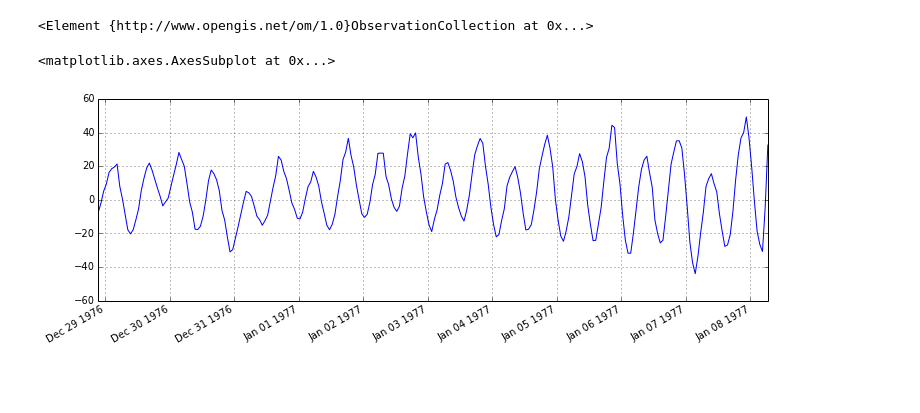
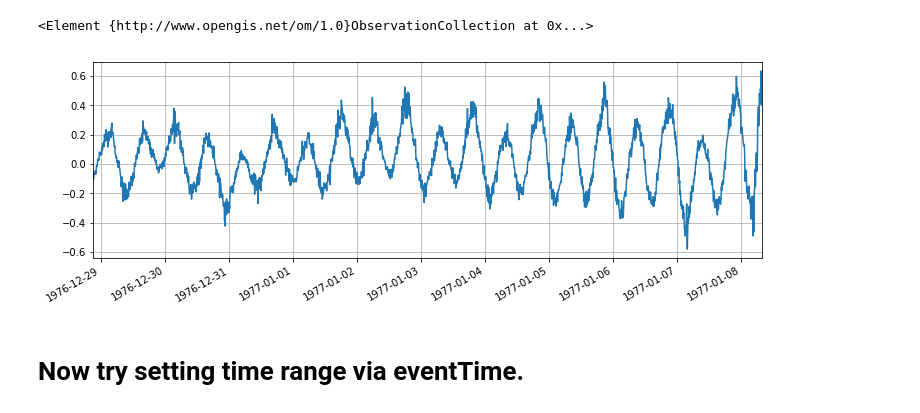
Before and after one commit to rsignell-usgs/ipython-notebooks, a Jupyter notebook: files/ncSOS_and_OWSlib.ipynb, the cells around one changed output. Saved outputs shown, nothing was run; the diff lists cells and outputs as text; code cells hidden in the pictures; blank space fills up the shorter version.

```diff
--- a/files/ncSOS_and_OWSlib.ipynb
+++ b/files/ncSOS_and_OWSlib.ipynb
@@ -18,7 +21,7 @@ ndbc = SensorObservationService(url)
 # %%
 # usgs woods hole
 # buoy data (single current meter)
-url='http://geoport-dev.whoi.edu/thredds/sos/usgs/data2/notebook/1211-A1H.cdf'
+url='http://geoport-dev.whoi.edu/thredds/sos/usgs/data2/notebook/1211-AA.cdf'
 usgs = SensorObservationService(url)
 contents = usgs.contents
 # %%
@@ -45,8 +60,8 @@ off.observed_properties
 # http://geoport-dev.whoi.edu/thredds/sos/usgs/data2/notebook/1211-A1H.cdf?service=SOS&version=1.0.0&request=GetObservation&responseFormat=text%2Fxml%3Bsubtype%3D%22om%2F1.0.0%22&offering=1211-A1H&observedProperty=u_1205&procedure=urn:ioos:station:gov.usgs:1211-A1H
 # %%
 #pdb.set_trace()
-response = usgs.get_observation(offerings=['1211-A1H'],
+response = usgs.get_observation(offerings=['1211-AA'],
                                  responseFormat='text/xml;subtype="om/1.0.0"',
-                                 observedProperties=['u_1205'],
-                                 procedure='urn:ioos:station:gov.usgs:1211-A1H')
+                                 observedProperties=['http://mmisw.org/ont/cf/parameter/eastward_sea_water_velocity'],
+                                 procedure='urn:ioos:station:gov.usgs:1211-AA')
 # %%
@@ -83,13 +82,14 @@ print root
 # root.findall(".//{%(om)s}Observation" % root.nsmap )
 values = root.find(".//{%(swe)s}values" % root.nsmap )
 # %%
-date_value = array( [ (dt.datetime.strptime(d,"%Y-%m-%dT%H:%M:%SZ"),float(v))
+date_value = np.array( [ (dt.datetime.strptime(d,"%Y-%m-%dT%H:%M:%SZ"),float(v))
                       for d,v in [l.split(',') for l in values.text.split()]] )
 # %%
 ts = pd.Series(date_value[:,1],index=date_value[:,0])
 # %%
-ts.plot(figsize(12,4))
+ts.plot(figsize=(12,4), grid='on');
 # %% [output]
-<matplotlib.axes.AxesSubplot at 0x...>
-[figure, old version]
+[figure, new version]
+# %% [markdown]
+# Now try setting time range via eventTime.
 # %%
```
Also changed, not shown: parts of 12 cells of this notebook, 1 other file.
